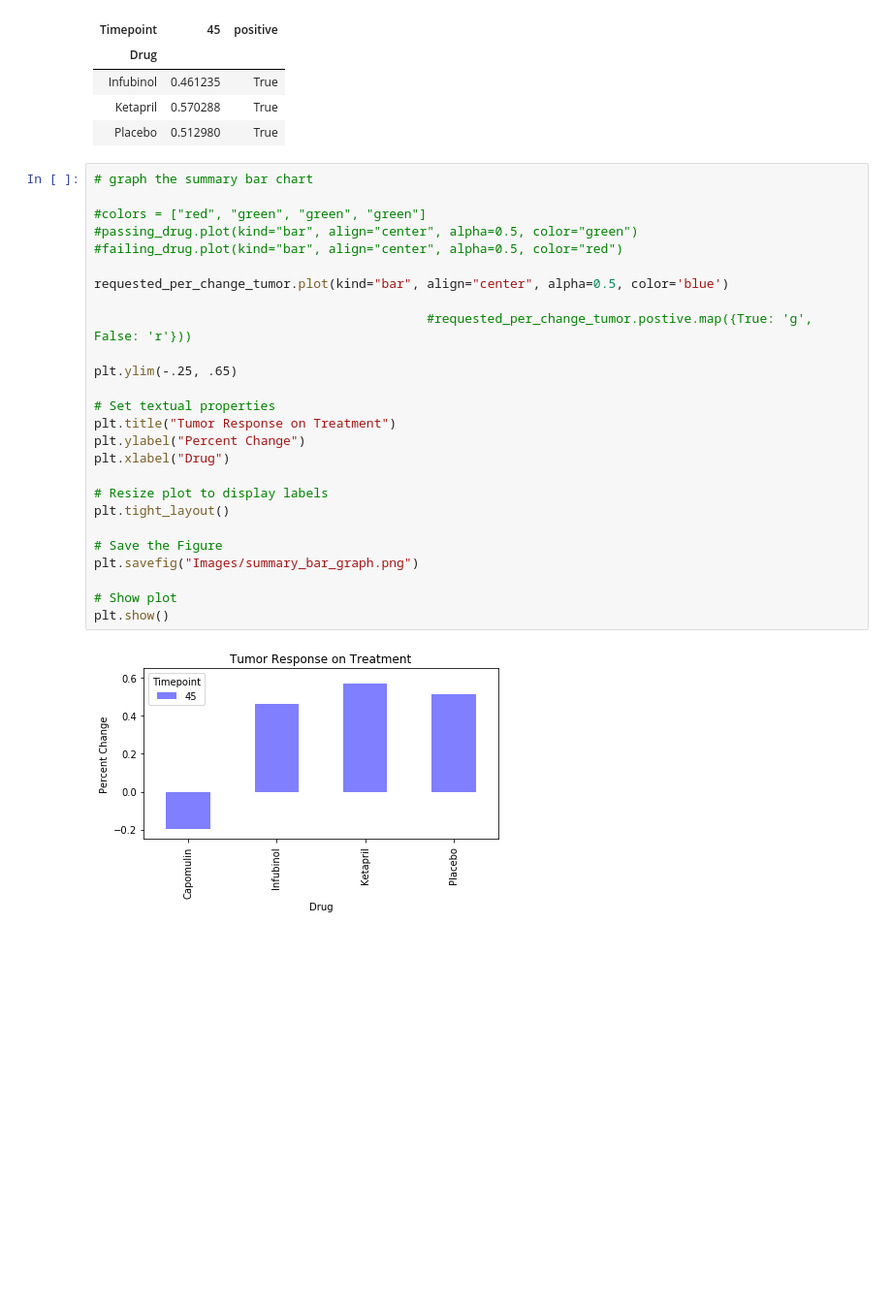
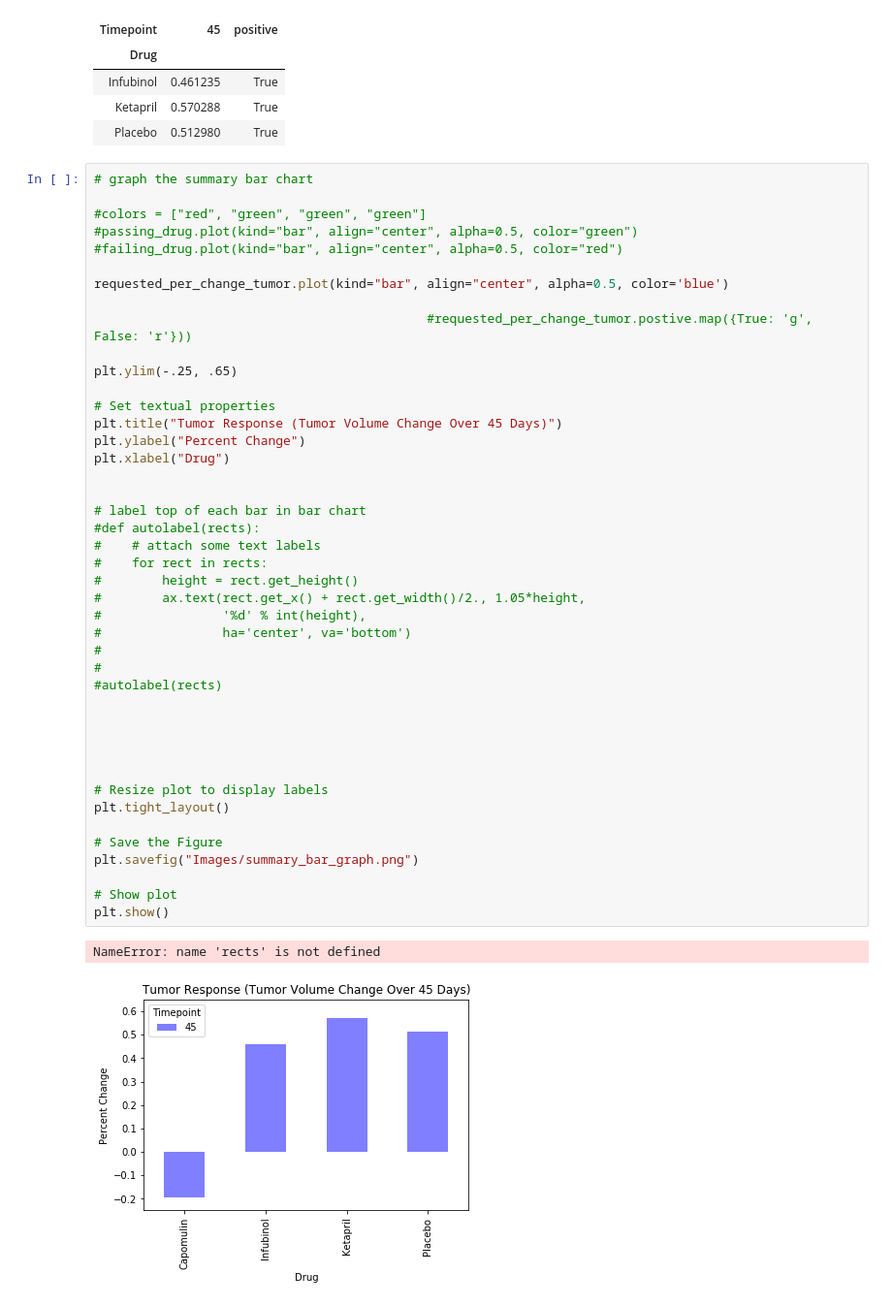
Before and after one commit to ejmayer/matplotlib-challenge, a Jupyter notebook: Pymaceuticals.ipynb, the cells around one changed output. Shown at 97% size. Cells and saved outputs as stored; diff of their text form; blank space fills up the shorter version.

```diff
--- a/Pymaceuticals.ipynb
+++ b/Pymaceuticals.ipynb
@@ -588,28 +588,46 @@ failing_drug
 # %%
 # graph the summary bar chart
 
 #colors = ["red", "green", "green", "green"]
 #passing_drug.plot(kind="bar", align="center", alpha=0.5, color="green")
 #failing_drug.plot(kind="bar", align="center", alpha=0.5, color="red")
 
 requested_per_change_tumor.plot(kind="bar", align="center", alpha=0.5, color='blue')
 
                                             #requested_per_change_tumor.postive.map({True: 'g', False: 'r'}))
 
 plt.ylim(-.25, .65)
 
 # Set textual properties
-plt.title("Tumor Response on Treatment")
+plt.title("Tumor Response (Tumor Volume Change Over 45 Days)")
 plt.ylabel("Percent Change")
 plt.xlabel("Drug")
+
+
+# label top of each bar in bar chart
+#def autolabel(rects):
+#    # attach some text labels
+#    for rect in rects:
+#        height = rect.get_height()
+#        ax.text(rect.get_x() + rect.get_width()/2., 1.05*height,
+#                '%d' % int(height),
+#                ha='center', va='bottom')
+#
+#
+#autolabel(rects)
+
+
+
+
 
 # Resize plot to display labels
 plt.tight_layout()
 
 # Save the Figure
 plt.savefig("Images/summary_bar_graph.png")
 
 # Show plot
 plt.show()
 # %% [output]
+NameError: name 'rects' is not defined
-[figure, old version]
+[figure, new version]
```
Also changed, not shown: 3 other files.
